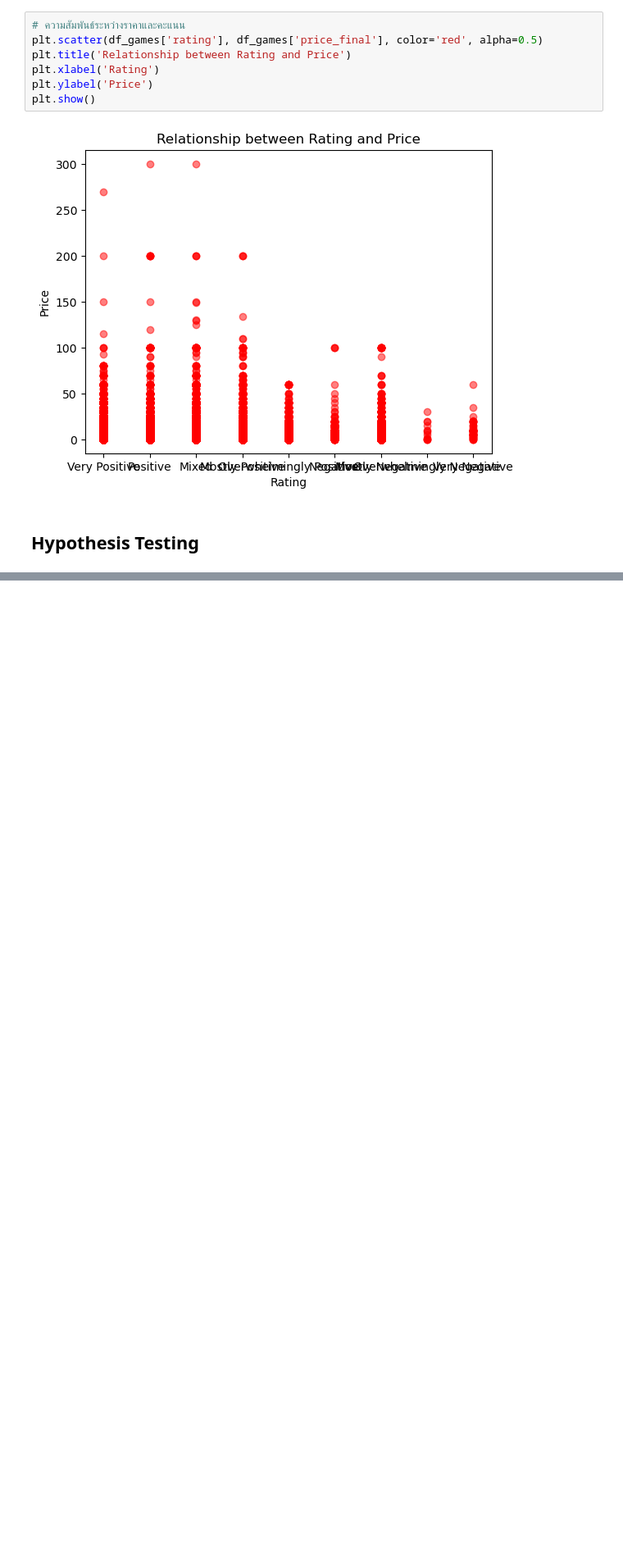
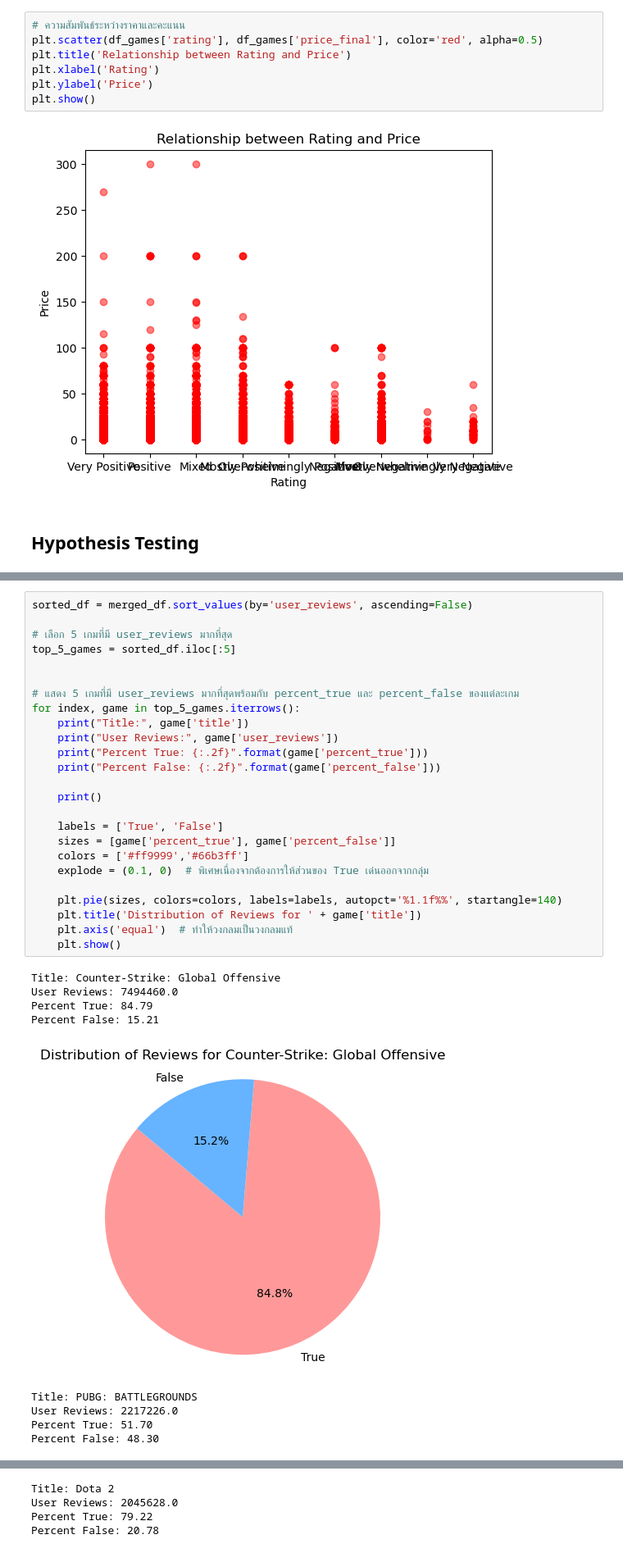
Before and after one commit to Milarize/EDA, a Jupyter notebook: EDA_Steam.ipynb, the cells around one changed output, grey strips where cells are left out. Shown: that part at 82% size. Saved outputs shown, nothing was run; the diff lists cells and outputs as text; blank space fills up the shorter version.

```diff
--- a/EDA_Steam.ipynb
+++ b/EDA_Steam.ipynb
@@ -516,0 +422,35 @@ merged_data
+# %%
+sorted_df = merged_df.sort_values(by='user_reviews', ascending=False)
+
+# เลือก 5 เกมที่มี user_reviews มากที่สุด
+top_5_games = sorted_df.iloc[:5]
+
+
+# แสดง 5 เกมที่มี user_reviews มากที่สุดพร้อมกับ percent_true และ percent_false ของแต่ละเกม
+for index, game in top_5_games.iterrows():
+    print("Title:", game['title'])
+    print("User Reviews:", game['user_reviews'])
+    print("Percent True: {:.2f}".format(game['percent_true']))
+    print("Percent False: {:.2f}".format(game['percent_false']))
+
+    print()
+
+    labels = ['True', 'False']
+    sizes = [game['percent_true'], game['percent_false']]
+    colors = ['#ff9999','#66b3ff']
+    explode = (0.1, 0)  # พิเศษเนื่องจากต้องการให้ส่วนของ True เด่นออกจากกลุ่ม
+
+    plt.pie(sizes, colors=colors, labels=labels, autopct='%1.1f%%', startangle=140)
+    plt.title('Distribution of Reviews for ' + game['title'])
+    plt.axis('equal')  # ทำให้วงกลมเป็นวงกลมแท้
+    plt.show()
+# %% [output]
+Title: Counter-Strike: Global Offensive
+User Reviews: 7494460.0
+Percent True: 84.79
+Percent False: 15.21
+[figure, added]
+Title: PUBG: BATTLEGROUNDS
+User Reviews: 2217226.0
+Percent True: 51.70
+Percent False: 48.30
@@ -516,0 +458,4 @@ merged_data
+Title: Dota 2
+User Reviews: 2045628.0
+Percent True: 79.22
+Percent False: 20.78
```
Also changed, not shown: parts of 26 cells of this notebook.
